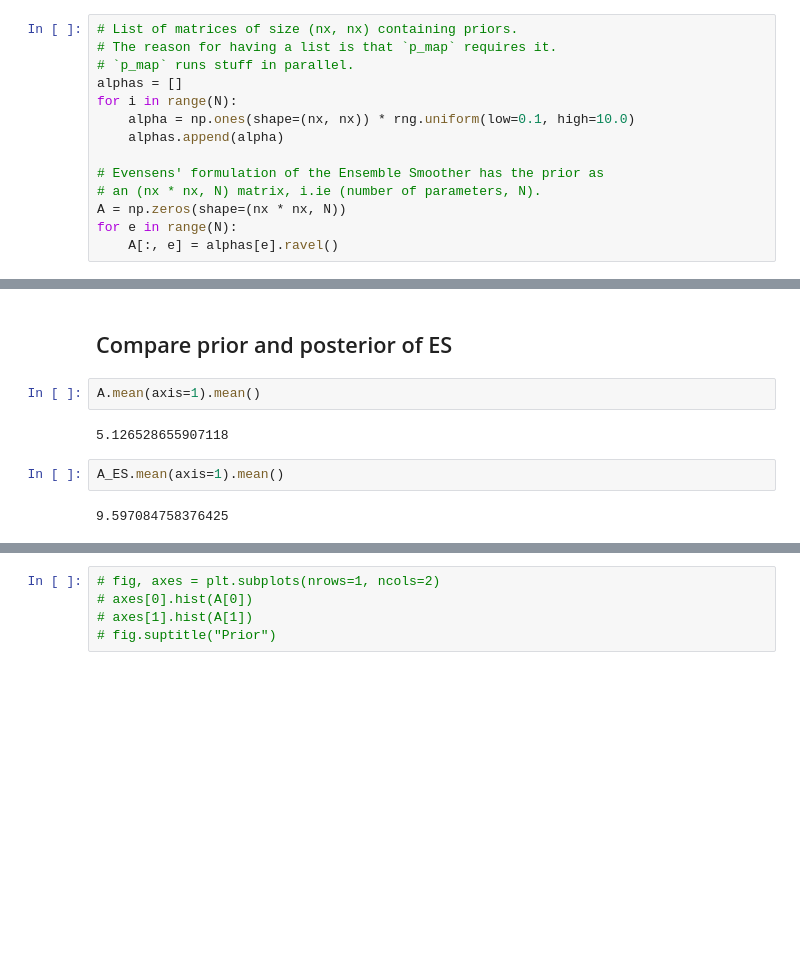
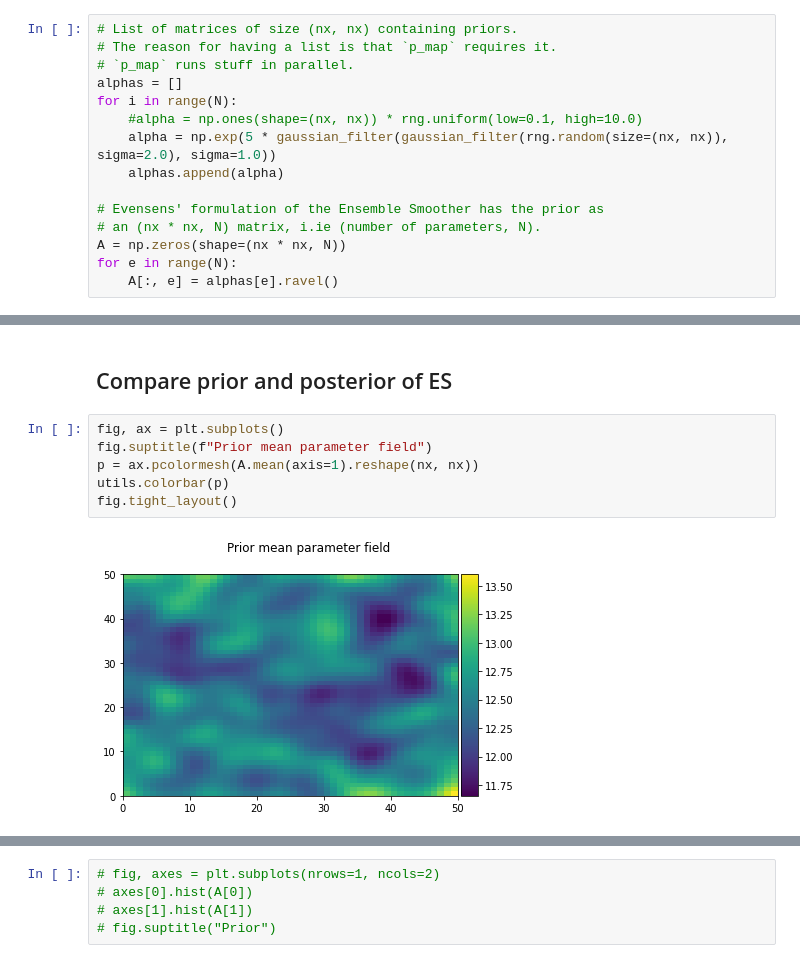
Before and after one commit to equinor/dass, a Jupyter notebook: notebooks/Smoothers.ipynb, the cells around one changed output, grey strips where cells are left out. Cells and saved outputs as stored; diff of their text form; blank space fills up the shorter version.

```diff
--- a/notebooks/Smoothers.ipynb
+++ b/notebooks/Smoothers.ipynb
@@ -158,7 +170,8 @@ streams = [np.random.default_rng(s) for s in child_seeds]
 # `p_map` runs stuff in parallel.
 alphas = []
 for i in range(N):
-    alpha = np.ones(shape=(nx, nx)) * rng.uniform(low=0.1, high=10.0)
+    #alpha = np.ones(shape=(nx, nx)) * rng.uniform(low=0.1, high=10.0)
+    alpha = np.exp(5 * gaussian_filter(gaussian_filter(rng.random(size=(nx, nx)), sigma=2.0), sigma=1.0))
     alphas.append(alpha)
 
 # Evensens' formulation of the Ensemble Smoother has the prior as
@@ -246,11 +277,11 @@ X = analysis.ES(Y, D, Cdd)
 A_ES = A @ X
 # %% [markdown]
 ## Compare prior and posterior of ES
-# %%
-A.mean(axis=1).mean()
-# %% [output]
-5.126528655907118
-# %%
-A_ES.mean(axis=1).mean()
-# %% [output]
-9.597084758376425
+# %%
+fig, ax = plt.subplots()
+fig.suptitle(f"Prior mean parameter field")
+p = ax.pcolormesh(A.mean(axis=1).reshape(nx, nx))
+utils.colorbar(p)
+fig.tight_layout()
+# %% [output]
+[figure, added]
```
Also changed, not shown: parts of 10 cells of this notebook, 1 other file.
